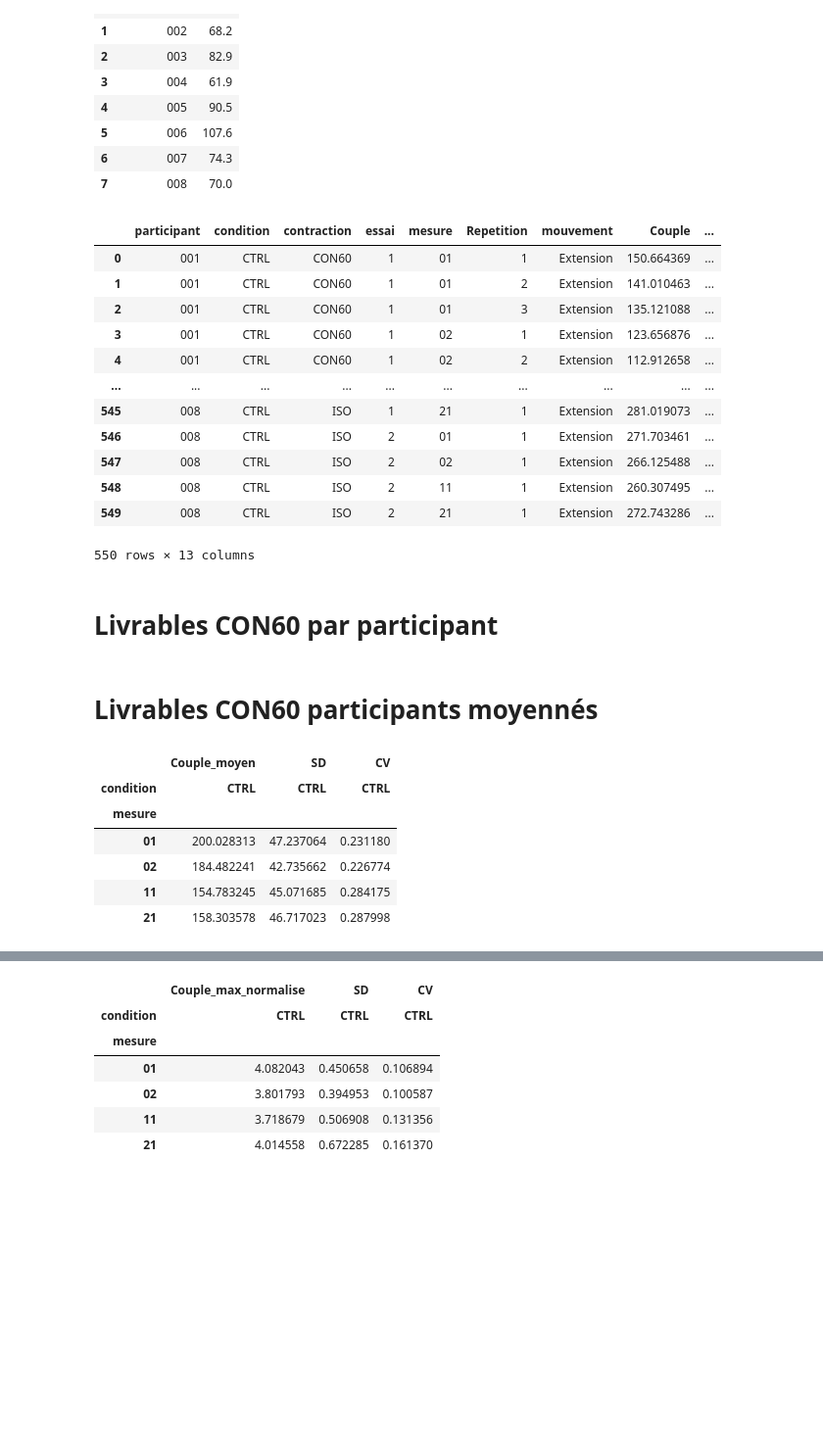
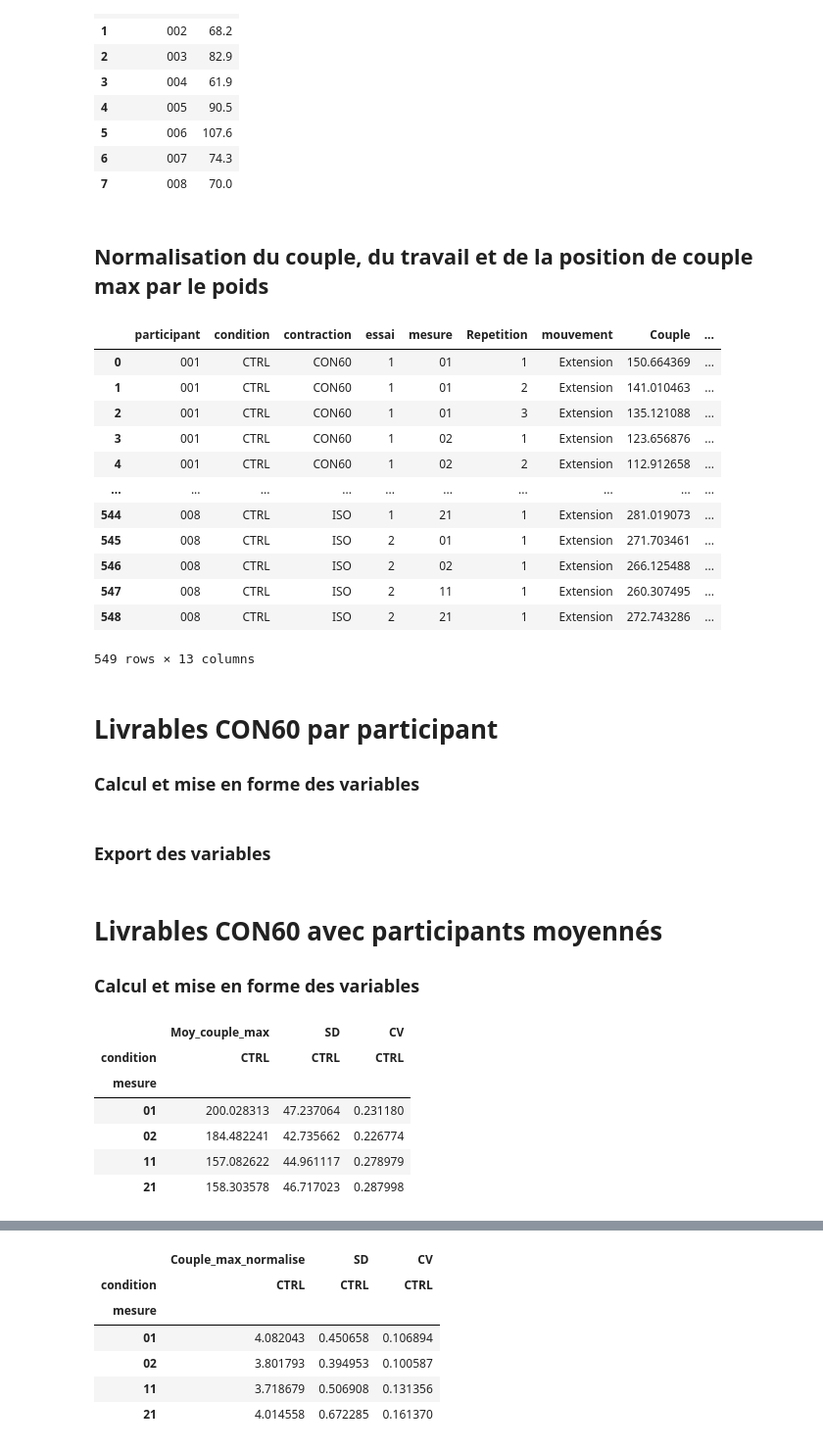
Before and after one commit to mathieucaumes/Traitement_ActivGun, a Jupyter notebook: ActivGun_iso.ipynb, the cells around one changed output, grey strips where cells are left out. Shown at 98% size. Drawn from its saved outputs; the diff is of its cells as text; code cells hidden in the pictures; blank space fills up the shorter version.

```diff
--- a/ActivGun_iso.ipynb
+++ b/ActivGun_iso.ipynb
@@ -313,0 +304,4 @@ df_result
+# %%
+df_result.reset_index(inplace = True)
+df_result = df_result[~((df_result.participant == '007') & (df_result.condition == 'CTRL') & (df_result.contraction == 'CON60') & (df_result.mesure == '11') & (df_result.Repetition == '1'))]
+df_result
@@ -360,6 +373,8 @@ poids_file
 | 5 | 006 | 107.6 |
 | 6 | 007 | 74.3 |
 | 7 | 008 | 70.0 |
+# %% [markdown]
+## Normalisation du couple, du travail et de la position de couple max par le poids
 # %%
 df_result = pd.merge(df_result, poids_file, on="participant", how="left")
 df_result["Couple_normalise"] = df_result["Couple"].div(df_result["poids"])
@@ -373,14 +388,16 @@ df_result
 | 3 | 001 | CTRL | CON60 | 1 | 02 | 1 | Extension | 123.656876 | ... |
 | 4 | 001 | CTRL | CON60 | 1 | 02 | 2 | Extension | 112.912658 | ... |
 | ... | ... | ... | ... | ... | ... | ... | ... | ... | ... |
-| 545 | 008 | CTRL | ISO | 1 | 21 | 1 | Extension | 281.019073 | ... |
-| 546 | 008 | CTRL | ISO | 2 | 01 | 1 | Extension | 271.703461 | ... |
-| 547 | 008 | CTRL | ISO | 2 | 02 | 1 | Extension | 266.125488 | ... |
-| 548 | 008 | CTRL | ISO | 2 | 11 | 1 | Extension | 260.307495 | ... |
-| 549 | 008 | CTRL | ISO | 2 | 21 | 1 | Extension | 272.743286 | ... |
+| 544 | 008 | CTRL | ISO | 1 | 21 | 1 | Extension | 281.019073 | ... |
+| 545 | 008 | CTRL | ISO | 2 | 01 | 1 | Extension | 271.703461 | ... |
+| 546 | 008 | CTRL | ISO | 2 | 02 | 1 | Extension | 266.125488 | ... |
+| 547 | 008 | CTRL | ISO | 2 | 11 | 1 | Extension | 260.307495 | ... |
+| 548 | 008 | CTRL | ISO | 2 | 21 | 1 | Extension | 272.743286 | ... |
-550 rows × 13 columns
+549 rows × 13 columns
 # %% [markdown]
 # Livrables CON60 par participant
+
+### Calcul et mise en forme des variables
 # %%
 df_result_con60 = df_result[df_result.contraction == 'CON60']
 
@@ -401,6 +418,8 @@ con60_pos_couple_max = process_data_participant(con60_pos_couple_max, 'Position_
 con60_travail_moyen = process_data_participant(con60_travail_moyen, 'Travail_moyen')
 con60_travail_moyen_normalise = process_data_participant(con60_travail_moyen_normalise, 'Travail_moyen_normalise')
 con60_travail_max = process_data_participant(con60_travail_max, 'Travail_max')
+# %% [markdown]
+### Export des variables
 # %%
 with pd.ExcelWriter(path_export + f"{today}_ActivGun_concentrique_participant.xlsx") as writer:
 
@@ -413,34 +432,33 @@ with pd.ExcelWriter(path_export + f"{today}_ActivGun_concentrique_participant.xl
     con60_travail_moyen_normalise.to_excel(writer, sheet_name='Travail_moyen_normalise')
     con60_travail_max.to_excel(writer, sheet_name='Travail_max')
 # %% [markdown]
-# Livrables CON60 participants moyennés
+# Livrables CON60 avec participants moyennés
+
+### Calcul et mise en forme des variables
 # %%
-df_result_con60 = df_result[df_result.contraction == 'CON60']
-
 con60_couple_max = df_result_con60.groupby(['condition', 'contraction', 'mesure'])['Couple'].agg(['max', 'std', lambda x: np.std(x) / np.max(x)]).reset_index()
 con60_couple_max_normalise = df_result_con60.groupby(['condition', 'contraction', 'mesure'])['Couple_normalise'].agg(['max', 'std', lambda x: np.std(x) / np.max(x)]).reset_index()
 con60_couple_mean = df_result_con60.groupby(['condition', 'contraction', 'mesure'])['Couple'].agg(['mean', 'std', lambda x: np.std(x) / np.mean(x)]).reset_index()
 con60_couple_mean_normalise = df_result_con60.groupby(['condition', 'contraction', 'mesure'])['Couple_normalise'].agg(['mean', 'std', lambda x: np.std(x) / np.max(x)]).reset_index()
 con60_pos_couple_max = df_result_con60.groupby(['condition', 'contraction', 'mesure'])['Position_couple'].agg(['max', 'std', lambda x: np.std(x) / np.max(x)]).reset_index()
 con60_travail_moyen = df_result_con60.groupby(['condition', 'contraction', 'mesure'])['Travail'].agg(['mean', 'std', lambda x: np.std(x) / np.mean(x)]).reset_index()
 con60_travail_moyen_normalise = df_result_con60.groupby(['condition', 'contraction', 'mesure'])['Travail_normalise'].agg(['mean', 'std', lambda x: np.std(x) / np.mean(x)]).reset_index()
 con60_travail_max = df_result_con60.groupby(['condition', 'contraction', 'mesure'])['Travail'].agg(['max', 'std', lambda x: np.std(x) / np.max(x)]).reset_index()
-
 
 con60_couple_max = process_data(con60_couple_max, 'Couple_max')
 con60_couple_max_normalise = process_data(con60_couple_max_normalise, 'Couple_max_normalise')
 con60_couple_mean = process_data(con60_couple_mean, 'Moy_couple_max')
 con60_couple_mean_normalise = process_data(con60_couple_mean_normalise, 'Moy_couple_max_normalise')
 con60_pos_couple_max = process_data(con60_pos_couple_max, 'Position_couple_max')
 con60_travail_moyen = process_data(con60_travail_moyen, 'Travail_moyen')
 con60_travail_moyen_normalise = process_data(con60_travail_moyen_normalise, 'Travail_moyen_normalise')
 con60_travail_max = process_data(con60_travail_max, 'Travail_max')
 con60_couple_mean
 # %% [output]
-|  | Couple_moyen | SD | CV |
+|  | Moy_couple_max | SD | CV |
 | condition | CTRL | CTRL | CTRL |
 | mesure |  |  |  |
 | 01 | 200.028313 | 47.237064 | 0.231180 |
 | 02 | 184.482241 | 42.735662 | 0.226774 |
-| 11 | 154.783245 | 45.071685 | 0.284175 |
+| 11 | 157.082622 | 44.961117 | 0.278979 |
 | 21 | 158.303578 | 46.717023 | 0.287998 |
```
Also changed, not shown: parts of 35 cells of this notebook.
